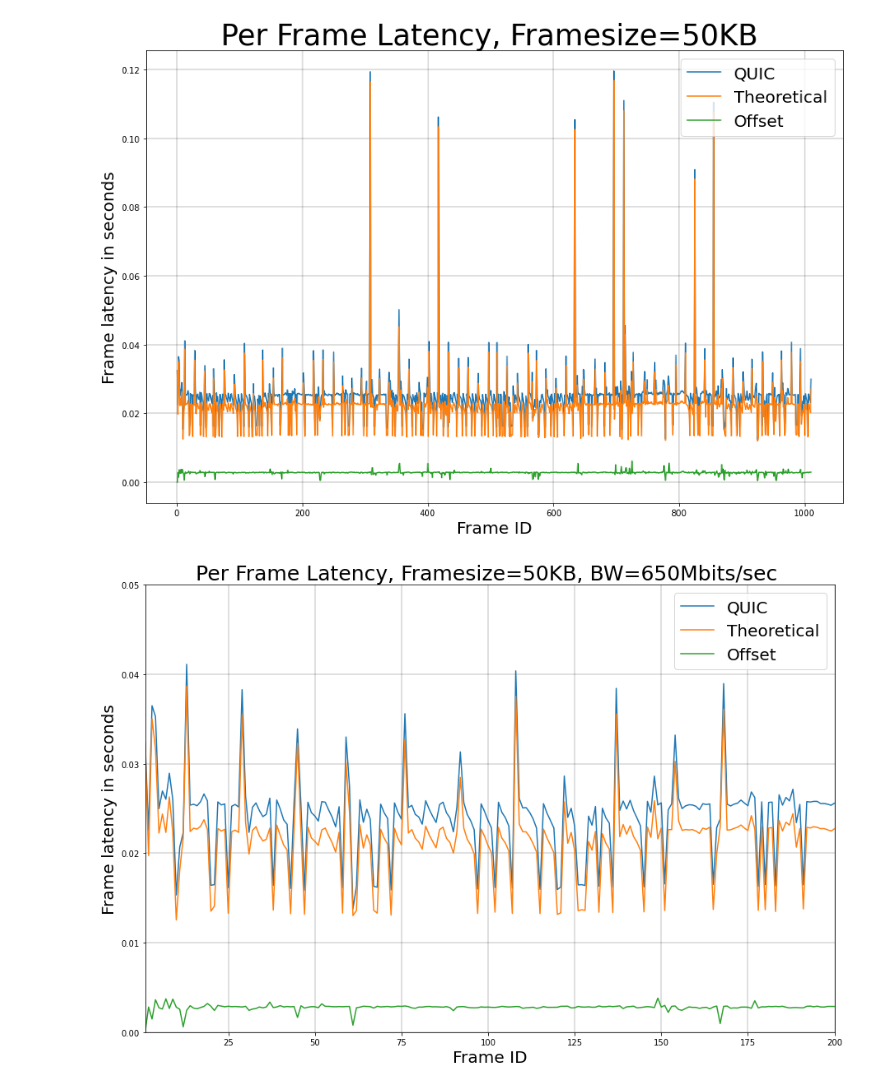
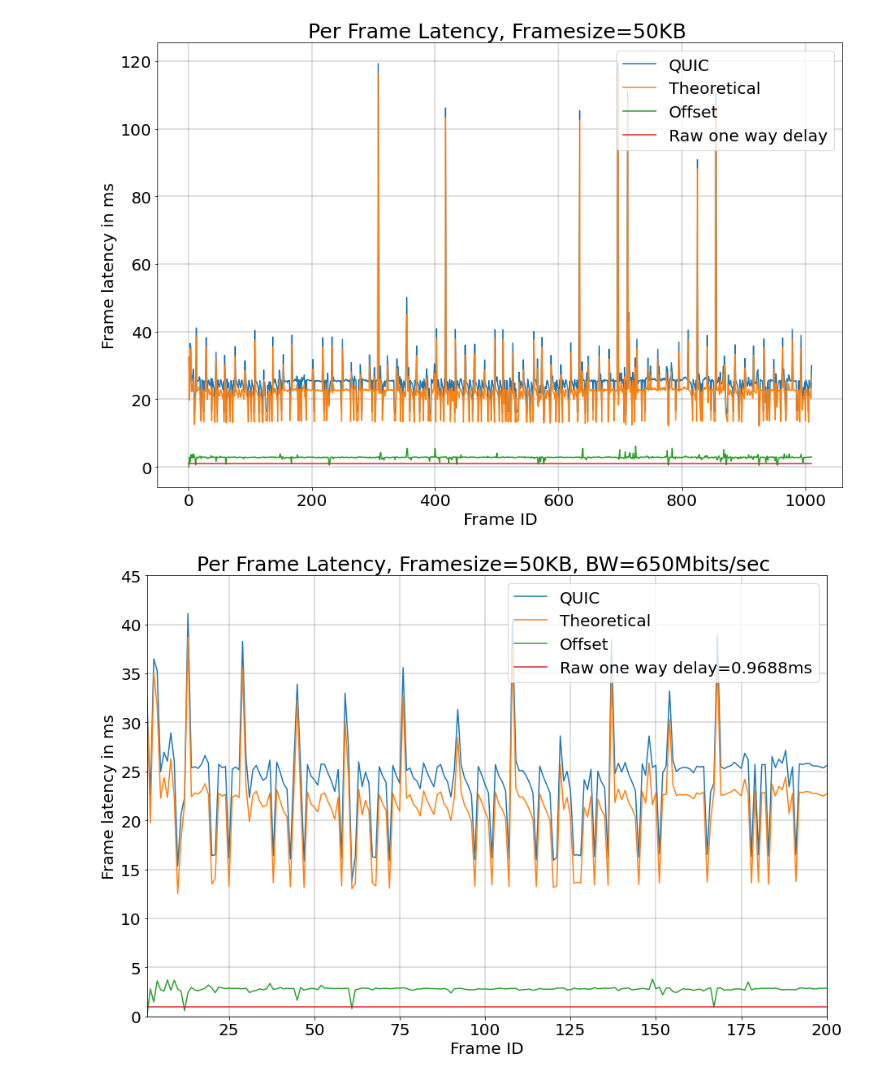
Before and after one commit to wrizzhi/quic_client_server, a Jupyter notebook: plot.ipynb, the cells around one changed output. Cells and saved outputs as stored; diff of their text form; code cells hidden in the pictures.

```diff
--- a/plot.ipynb
+++ b/plot.ipynb
@@ -4,38 +64,49 @@ import matplotlib.pyplot as plt
 # %%
 result_3 = pd.read_csv('frame_50_3.csv')
-y1 = result_3["time"].tolist()
-y2 = result_3["the"].tolist()
-y3 = result_3["offset"].tolist()
+y1 = (result_3["time"]*1000).tolist()
+y2 = (result_3["the"]*1000).tolist()
+y3 = (result_3["offset"]*1000).tolist()
+y4 = result_3["raw"].tolist()
 x= result_3["frame"].tolist()
 # %%
 plt.figure(figsize=(15,10))
 plt.plot(x, y1, label = "QUIC")
 plt.plot(x, y2, label = "Theoretical")
 plt.plot(x, y3, label = "Offset")
-#plt.ylim(-0.0, 0.05)
+plt.plot(x, y4, label = "Raw one way delay")
+#plt.ylim(-0.0, 10)
 #plt.xlim(1, 200)
 plt.xlabel('Frame ID',fontsize=20)
-plt.ylabel('Frame latency in seconds',fontsize=20)
-plt.title('Per Frame Latency, Framesize=50KB ',fontsize=35)
+plt.ylabel('Frame latency in ms',fontsize=20)
+plt.title('Per Frame Latency, Framesize=50KB ',fontsize=25)
 plt.grid(True,color='black', linestyle='-', linewidth=0.25)
+plt.xticks(fontsize=20)
+plt.yticks(fontsize=20)
 plt.legend(fontsize=20,loc="upper right")
+filename_fig = "figures/frame_50KB_unzoomed.png"
+plt.savefig(filename_fig,bbox_inches='tight')
 plt.show()
 # %% [output]
-[figure, old version]
+[figure, new version]
 # %%
 plt.figure(figsize=(15,10))
 plt.plot(x, y1, label = "QUIC")
 plt.plot(x, y2, label = "Theoretical")
 plt.plot(x, y3, label = "Offset")
-plt.ylim(-0.0, 0.05)
+plt.plot(x, y4, label = "Raw one way delay=0.9688ms")
+plt.ylim(0, 45)
 plt.xlim(1, 200)
 plt.xlabel('Frame ID',fontsize=20)
-plt.ylabel('Frame latency in seconds',fontsize=20)
+plt.ylabel('Frame latency in ms',fontsize=20)
 plt.title('Per Frame Latency, Framesize=50KB, BW=650Mbits/sec ',fontsize=25)
 plt.grid(True,color='black', linestyle='-', linewidth=0.25)
+plt.xticks(fontsize=20)
+plt.yticks(fontsize=20)
 plt.legend(fontsize=20,loc="upper right")
+filename_fig = "figures/frame_50KB_650.png"
+plt.savefig(filename_fig,bbox_inches='tight')
 plt.show()
 # %% [output]
-[figure, old version]
+[figure, new version]
 # %%
 result = pd.read_csv('frame_100.csv')
```
Also changed, not shown: parts of 10 cells of this notebook, 22 other files.
